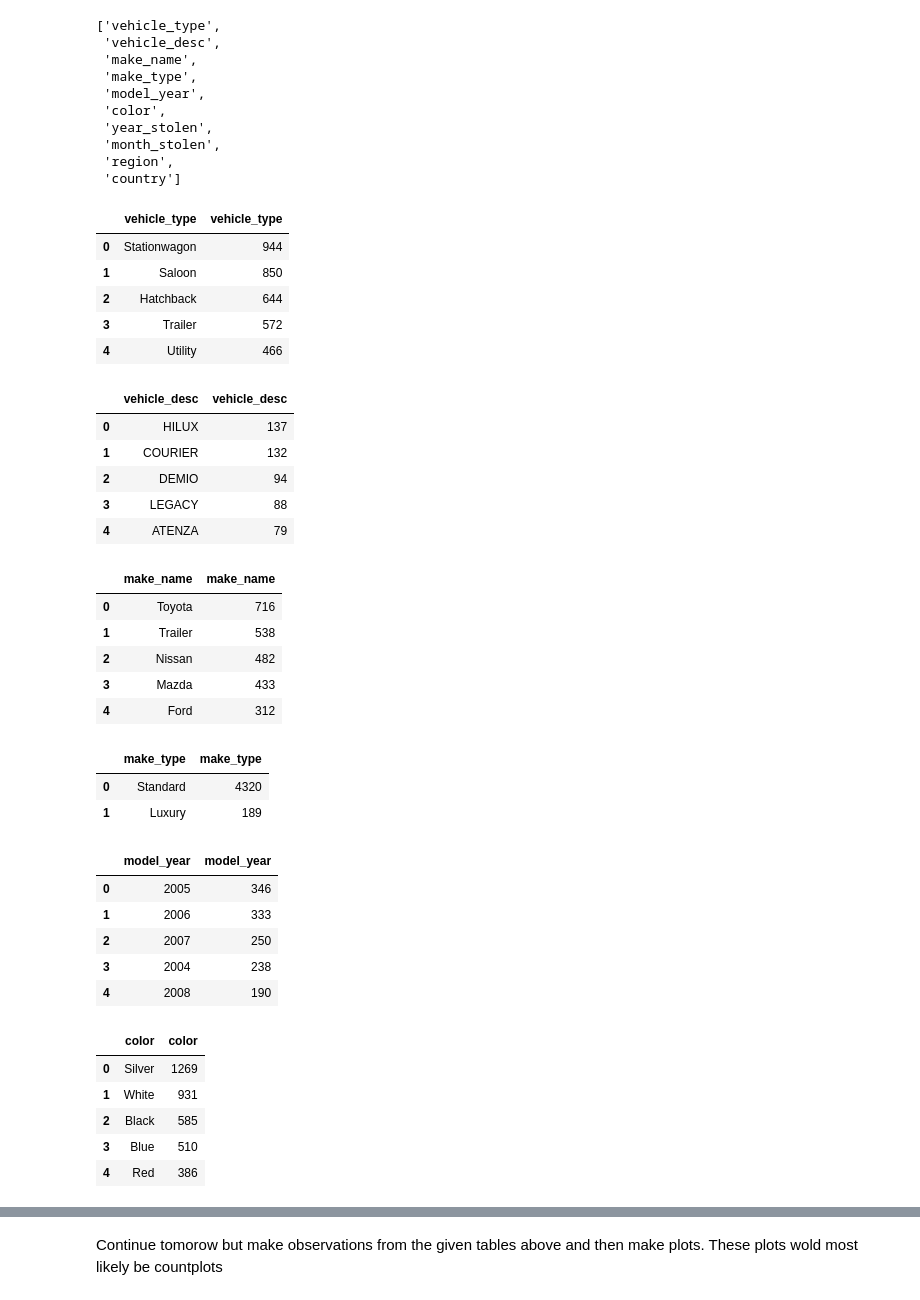
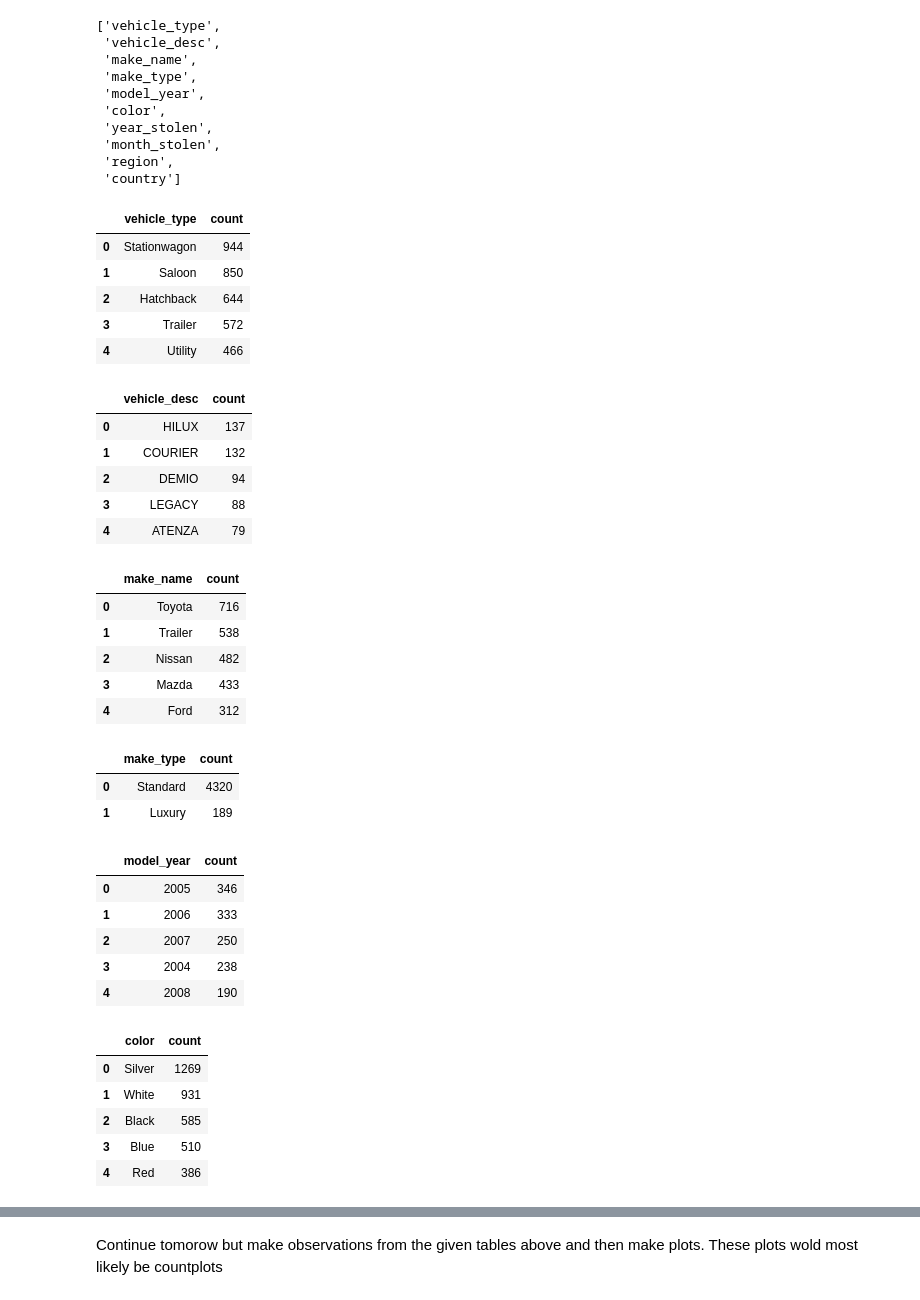
Before and after one commit to daniau23/motor_vehicle_thefts_analysis, a Jupyter notebook: eda/eda.ipynb, the cells around one changed output, grey strips where cells are left out. Saved outputs shown, nothing was run; the diff lists cells and outputs as text; code cells hidden in the pictures.

```diff
--- a/eda/eda.ipynb
+++ b/eda/eda.ipynb
@@ -1182,10 +1185,10 @@ cat_list
 # %%
 (full_merged_featured[cat_list[0]].
  value_counts().
- sort_values(ascending=False).to_frame().reset_index().
+ sort_values(ascending=False).to_frame("count").reset_index().
  rename(columns={'index':cat_list[0]})).head()
 # %% [output]
-|  | vehicle_type | vehicle_type |
+|  | vehicle_type | count |
 | 0 | Stationwagon | 944 |
 | 1 | Saloon | 850 |
 | 2 | Hatchback | 644 |
@@ -1194,10 +1197,10 @@ cat_list
 # %%
 (full_merged_featured[cat_list[1]].
  value_counts().
- sort_values(ascending=False).to_frame().reset_index().
+ sort_values(ascending=False).to_frame("count").reset_index().
  rename(columns={'index':cat_list[1]})).head()
 # %% [output]
-|  | vehicle_desc | vehicle_desc |
+|  | vehicle_desc | count |
 | 0 | HILUX | 137 |
 | 1 | COURIER | 132 |
 | 2 | DEMIO | 94 |
@@ -1206,10 +1209,10 @@ cat_list
 # %%
 (full_merged_featured[cat_list[2]].
  value_counts().
- sort_values(ascending=False).to_frame().reset_index().
+ sort_values(ascending=False).to_frame("count").reset_index().
  rename(columns={'index':cat_list[2]})).head()
 # %% [output]
-|  | make_name | make_name |
+|  | make_name | count |
 | 0 | Toyota | 716 |
 | 1 | Trailer | 538 |
 | 2 | Nissan | 482 |
@@ -1218,19 +1221,19 @@ cat_list
 # %%
 (full_merged_featured[cat_list[3]].
  value_counts().
- sort_values(ascending=False).to_frame().reset_index().
+ sort_values(ascending=False).to_frame("count").reset_index().
  rename(columns={'index':cat_list[3]})).head()
 # %% [output]
-|  | make_type | make_type |
+|  | make_type | count |
 | 0 | Standard | 4320 |
 | 1 | Luxury | 189 |
 # %%
 (full_merged_featured[cat_list[4]].
  value_counts().
- sort_values(ascending=False).to_frame().reset_index().
+ sort_values(ascending=False).to_frame("count").reset_index().
  rename(columns={'index':cat_list[4]})).head()
 # %% [output]
-|  | model_year | model_year |
+|  | model_year | count |
 | 0 | 2005 | 346 |
 | 1 | 2006 | 333 |
 | 2 | 2007 | 250 |
@@ -1239,10 +1242,10 @@ cat_list
 # %%
 (full_merged_featured[cat_list[5]].
  value_counts().
- sort_values(ascending=False).to_frame().reset_index().
+ sort_values(ascending=False).to_frame("count").reset_index().
  rename(columns={'index':cat_list[5]})).head()
 # %% [output]
-|  | color | color |
+|  | color | count |
 | 0 | Silver | 1269 |
 | 1 | White | 931 |
 | 2 | Black | 585 |
```
Also changed, not shown: parts of 40 cells of this notebook.
